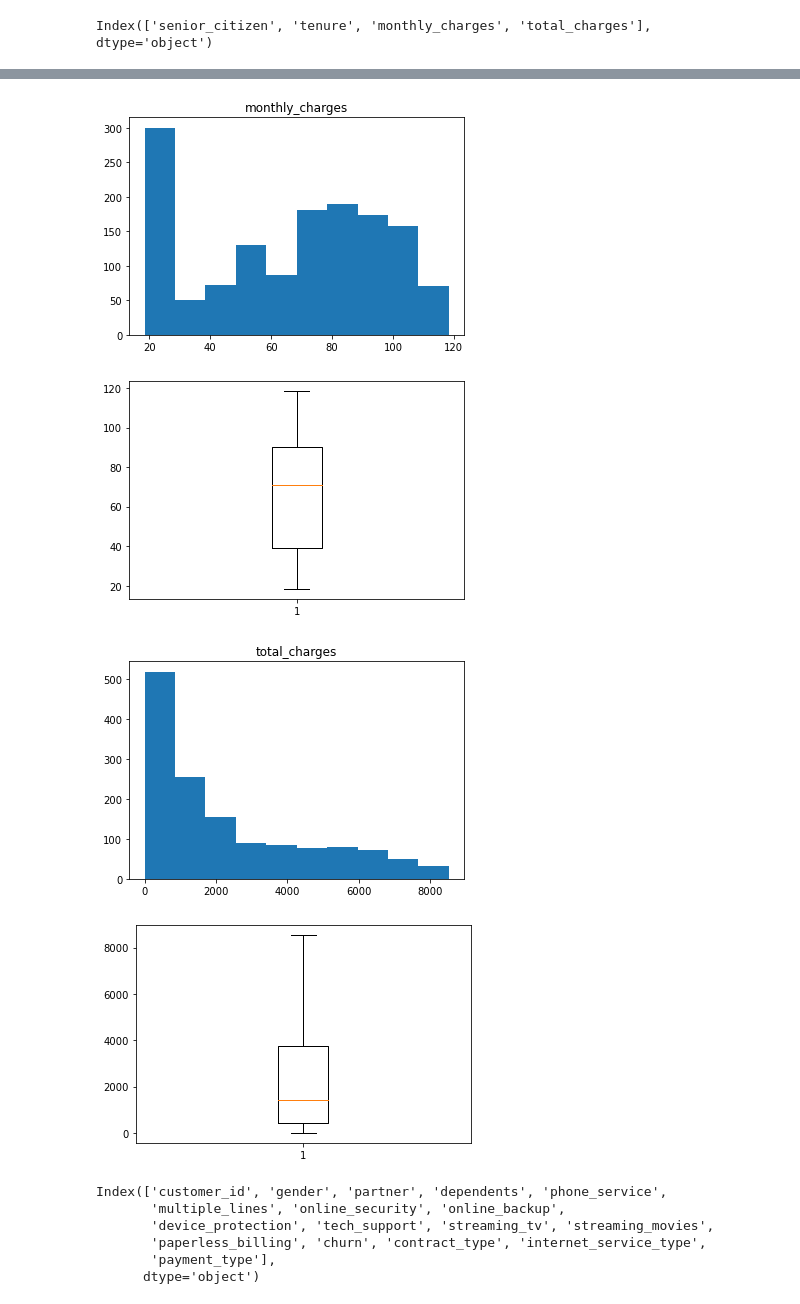
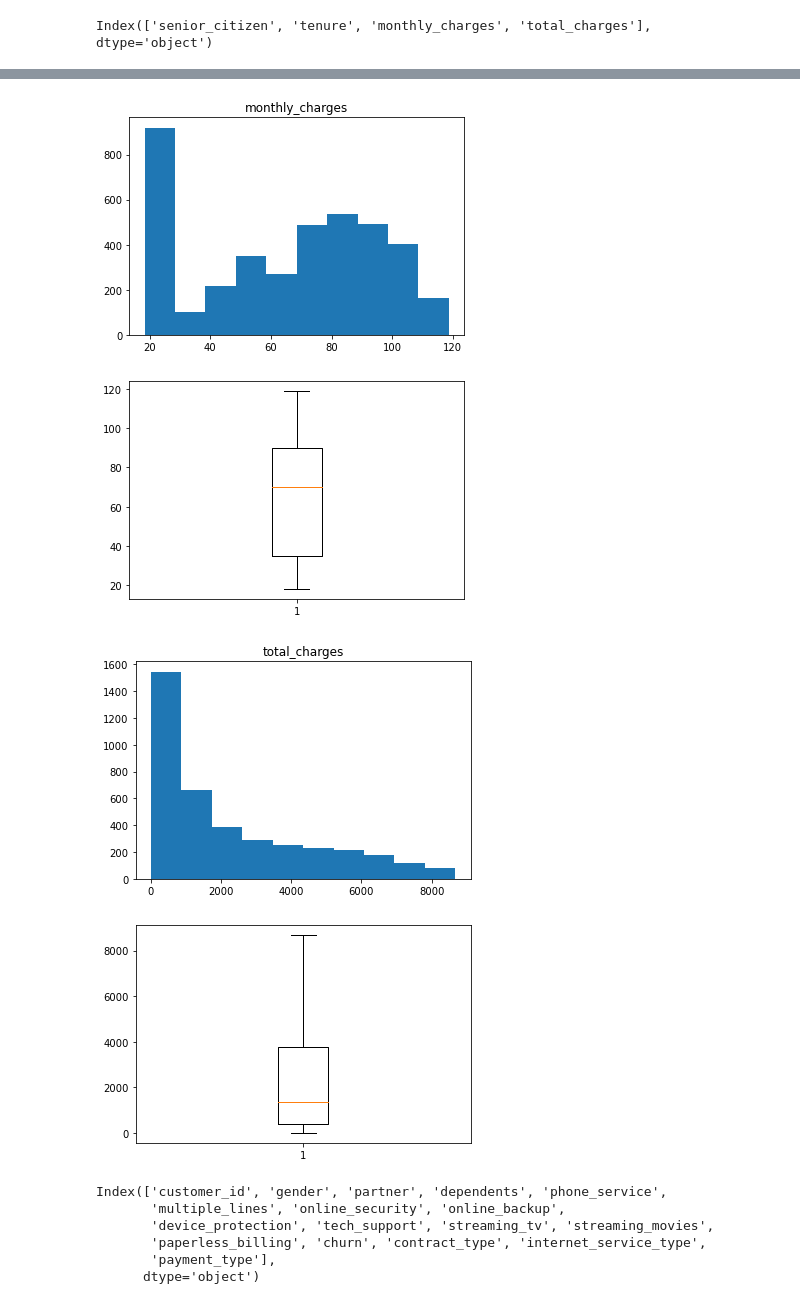
Before and after one commit to brianclements03/classification-exercises, a Jupyter notebook: telco_data_exploration.ipynb, the cells around one changed output, grey strips where cells are left out. Saved outputs shown, nothing was run; the diff lists cells and outputs as text; code cells hidden in the pictures.

```diff
--- a/telco_data_exploration.ipynb
+++ b/telco_data_exploration.ipynb
@@ -144,7 +144,7 @@ telco_test.describe().T
 # %%
 # this cell is isolating the number format columns for analysis below
 
-num_cols = telco_test.columns[[telco_test[col].dtype in ('int64', 'float64') for col in telco_test.columns]]
+num_cols = telco_train.columns[[telco_train[col].dtype in ('int64', 'float64') for col in telco_train.columns]]
 num_cols
 # %% [output]
 Index(['senior_citizen', 'tenure', 'monthly_charges', 'total_charges'], dtype='object')
@@ -152,9 +152,9 @@ Index(['senior_citizen', 'tenure', 'monthly_charges', 'total_charges'], dtype='o
 # this cell is giving me a histogram and boxplot for all numerical data.
 
 for col in num_cols:
-    plt.hist(telco_test[col])
+    plt.hist(telco_train[col])
     plt.title(col)
     plt.show()
-    plt.boxplot(telco_test[col])
+    plt.boxplot(telco_train[col])
     plt.show()
 # %% [output]
@@ -165,7 +165,7 @@ for col in num_cols:
-[figure, old version]
+[figure, new version]
-[figure, old version]
+[figure, new version]
-[figure, old version]
+[figure, new version]
-[figure, old version]
+[figure, new version]
 # %%
 # this cell is isolating the columns with an object ('O') type for analysis
 
```
Also changed, not shown: parts of 6 cells of this notebook, 3 other files.
